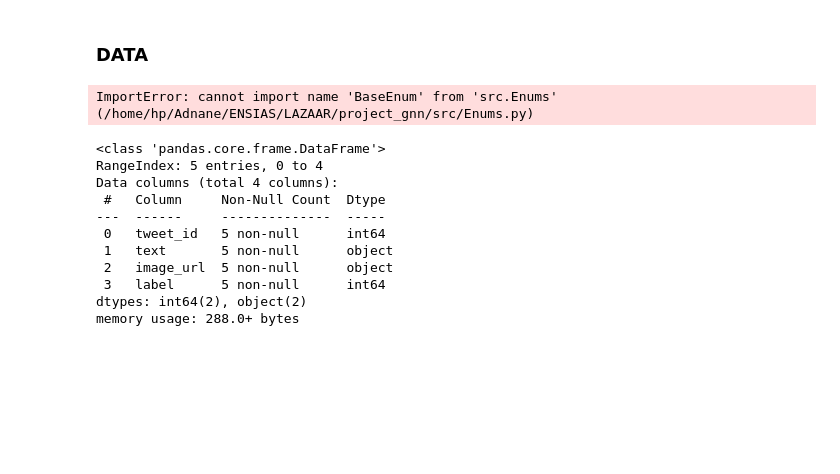
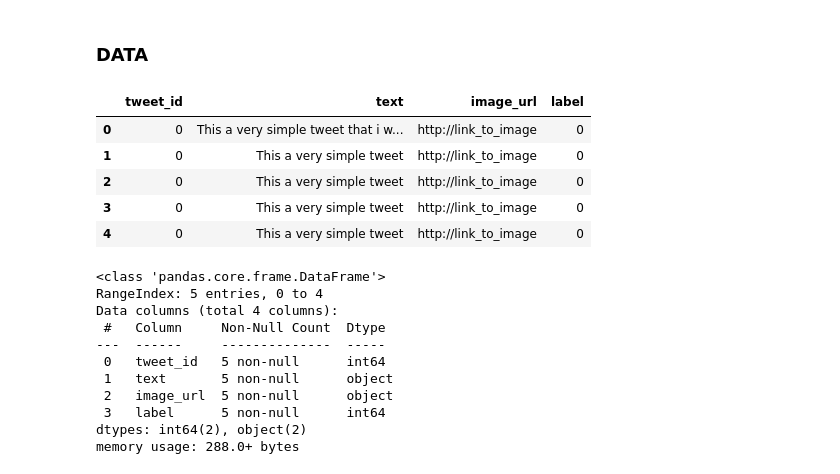
Before and after one commit to AdnaneMaj/Multimodal_fake_news_detection, a Jupyter notebook: main.ipynb, the cells around one changed output. Cells and saved outputs as stored; diff of their text form; code cells hidden in the pictures; blank space fills up the shorter version.

```diff
--- a/main.ipynb
+++ b/main.ipynb
@@ -3,9 +3,15 @@
 # %%
 from src.utils import get_dataframe
 
 data_example = get_dataframe()
+data_example
 # %% [output]
-ImportError: cannot import name 'BaseEnum' from 'src.Enums' (/home/hp/Adnane/ENSIAS/LAZAAR/project_gnn/src/Enums.py)
+|  | tweet_id | text | image_url | label |
+| 0 | 0 | This a very simple tweet that i w... | http://link_to_image | 0 |
+| 1 | 0 | This a very simple tweet | http://link_to_image | 0 |
+| 2 | 0 | This a very simple tweet | http://link_to_image | 0 |
+| 3 | 0 | This a very simple tweet | http://link_to_image | 0 |
+| 4 | 0 | This a very simple tweet | http://link_to_image | 0 |
 # %%
 data_example.info()
 # %% [output]
```
Also changed, not shown: parts of 4 cells of this notebook.
